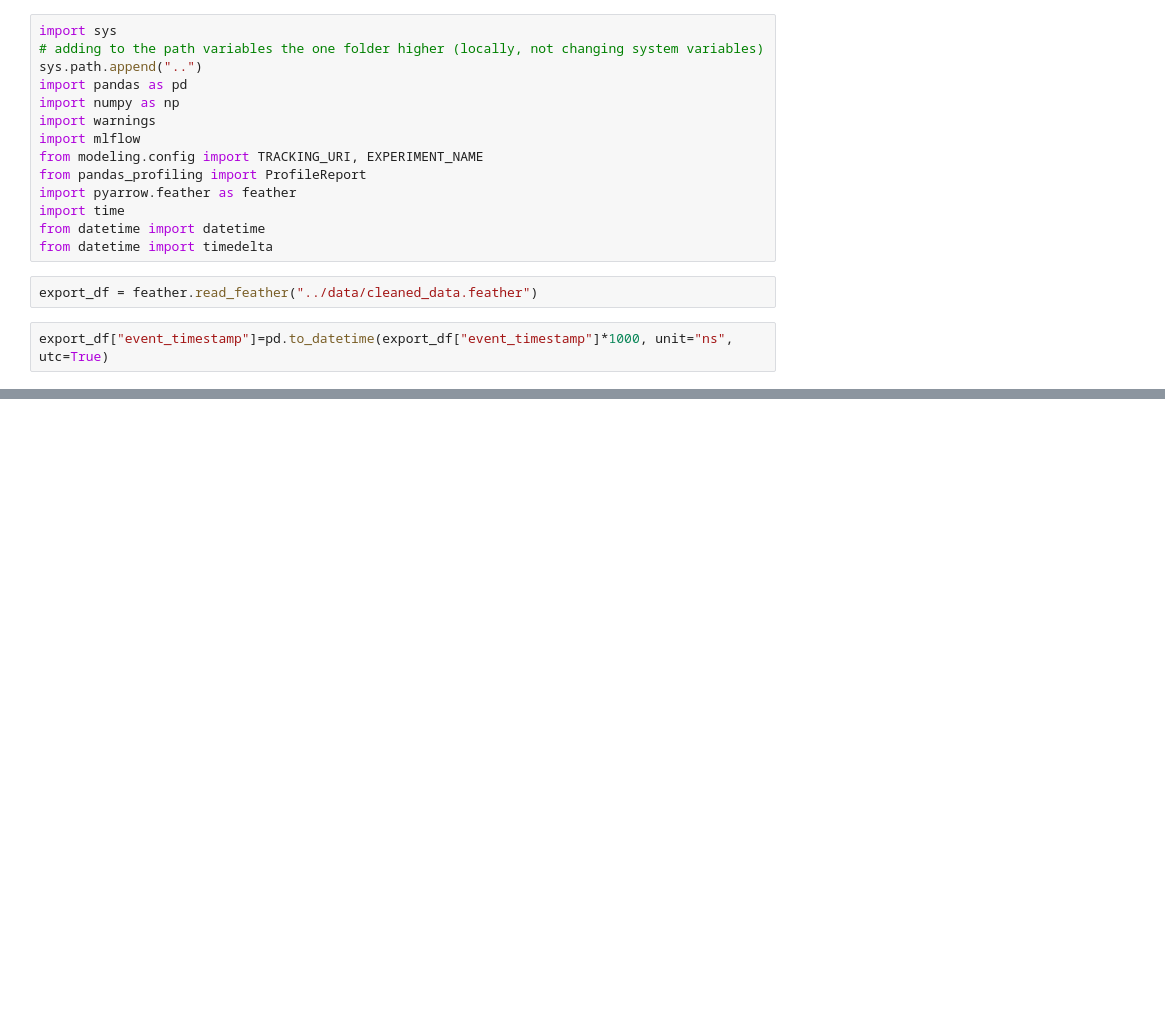
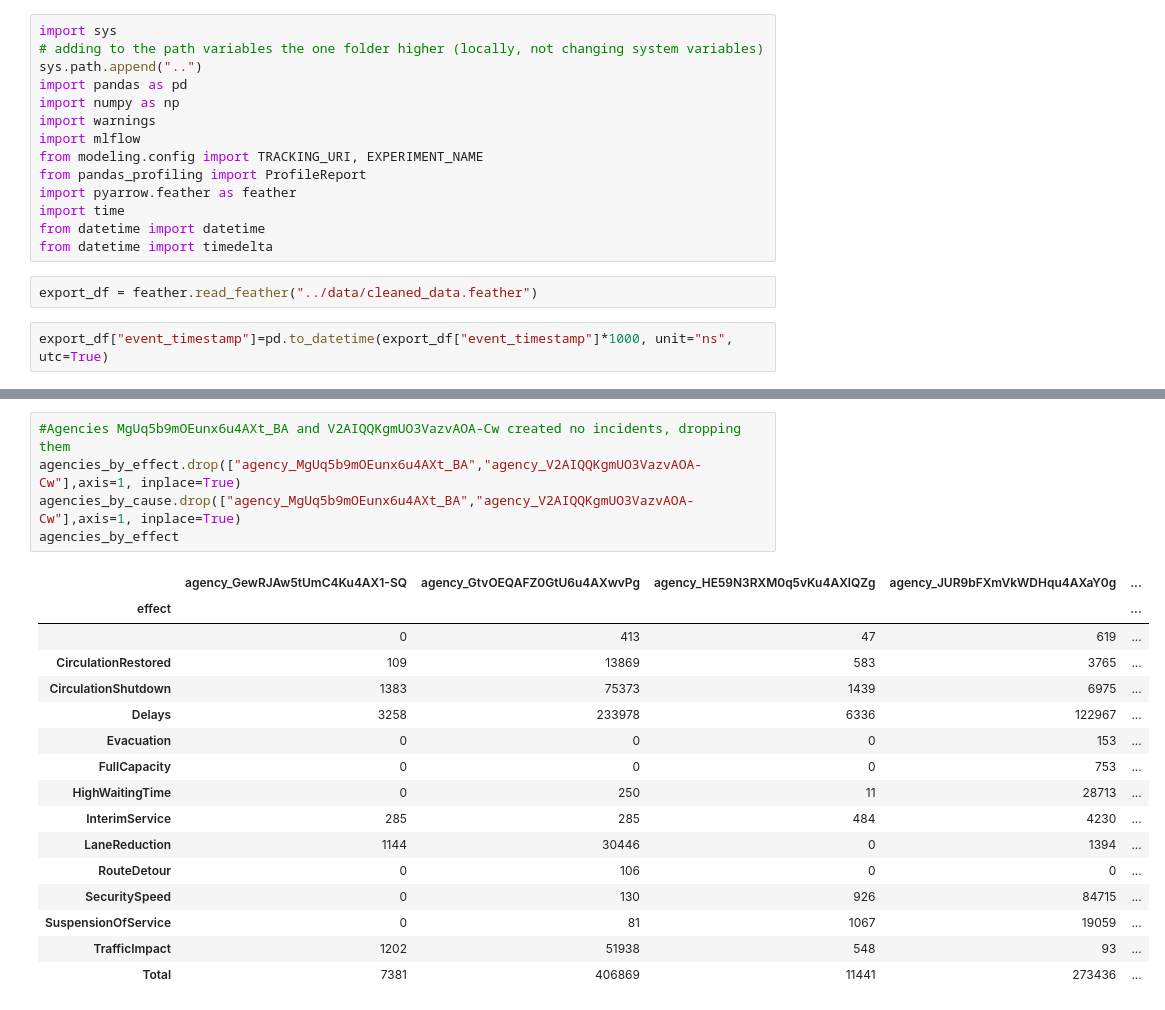
Before and after one commit to ComMutants/Capstone-WIMT, a Jupyter notebook: notebooks/EDU_EDA.ipynb, the cells around one changed output, grey strips where cells are left out. Drawn from its saved outputs; the diff is of its cells as text; blank space fills up the shorter version.

```diff
--- a/notebooks/EDU_EDA.ipynb
+++ b/notebooks/EDU_EDA.ipynb
@@ -58,0 +73,22 @@ export_df
+# %%
+#Agencies MgUq5b9mOEunx6u4AXt_BA and V2AIQQKgmUO3VazvAOA-Cw created no incidents, dropping them
+agencies_by_effect.drop(["agency_MgUq5b9mOEunx6u4AXt_BA","agency_V2AIQQKgmUO3VazvAOA-Cw"],axis=1, inplace=True)
+agencies_by_cause.drop(["agency_MgUq5b9mOEunx6u4AXt_BA","agency_V2AIQQKgmUO3VazvAOA-Cw"],axis=1, inplace=True)
+agencies_by_effect
+# %% [output]
+|  | agency_GewRJAw5tUmC4Ku4AX1-SQ | agency_GtvOEQAFZ0GtU6u4AXwvPg | agency_HE59N3RXM0q5vKu4AXlQZg | agency_JUR9bFXmVkWDHqu4AXaY0g | ... |
+| effect |  |  |  |  | ... |
+|  | 0 | 413 | 47 | 619 | ... |
+| CirculationRestored | 109 | 13869 | 583 | 3765 | ... |
+| CirculationShutdown | 1383 | 75373 | 1439 | 6975 | ... |
+| Delays | 3258 | 233978 | 6336 | 122967 | ... |
+| Evacuation | 0 | 0 | 0 | 153 | ... |
+| FullCapacity | 0 | 0 | 0 | 753 | ... |
+| HighWaitingTime | 0 | 250 | 11 | 28713 | ... |
+| InterimService | 285 | 285 | 484 | 4230 | ... |
+| LaneReduction | 1144 | 30446 | 0 | 1394 | ... |
+| RouteDetour | 0 | 106 | 0 | 0 | ... |
+| SecuritySpeed | 0 | 130 | 926 | 84715 | ... |
+| SuspensionOfService | 0 | 81 | 1067 | 19059 | ... |
+| TrafficImpact | 1202 | 51938 | 548 | 93 | ... |
+| Total | 7381 | 406869 | 11441 | 273436 | ... |
```
Also changed, not shown: parts of 10 cells of this notebook, 1 other file.
